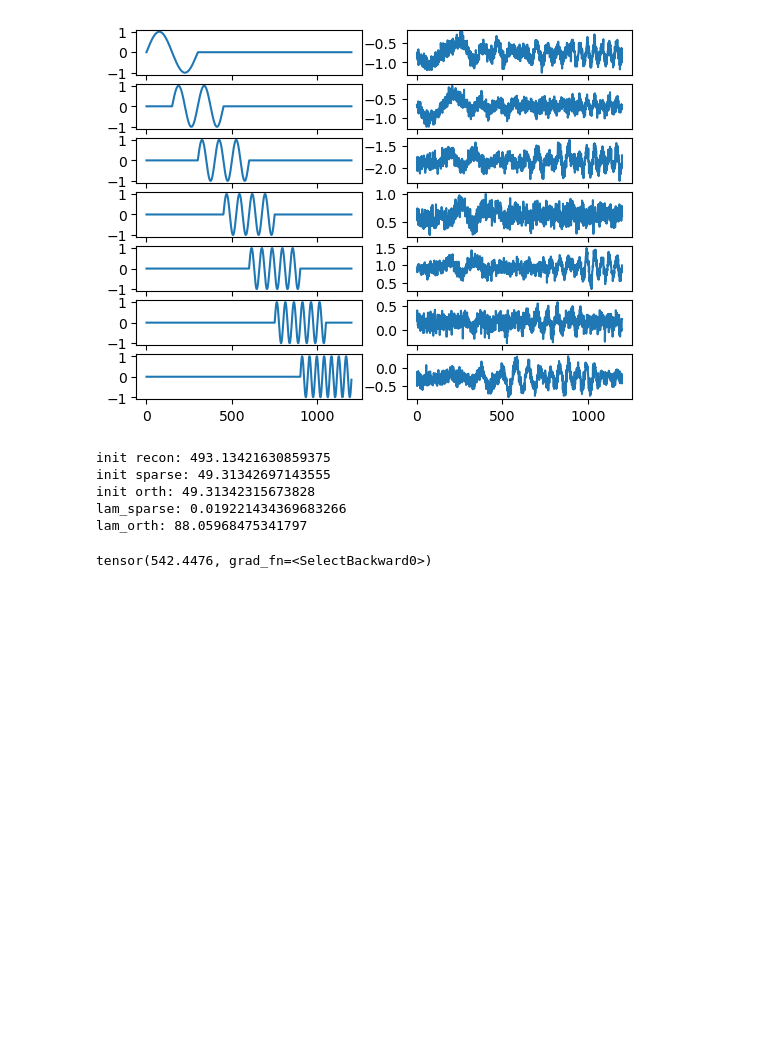
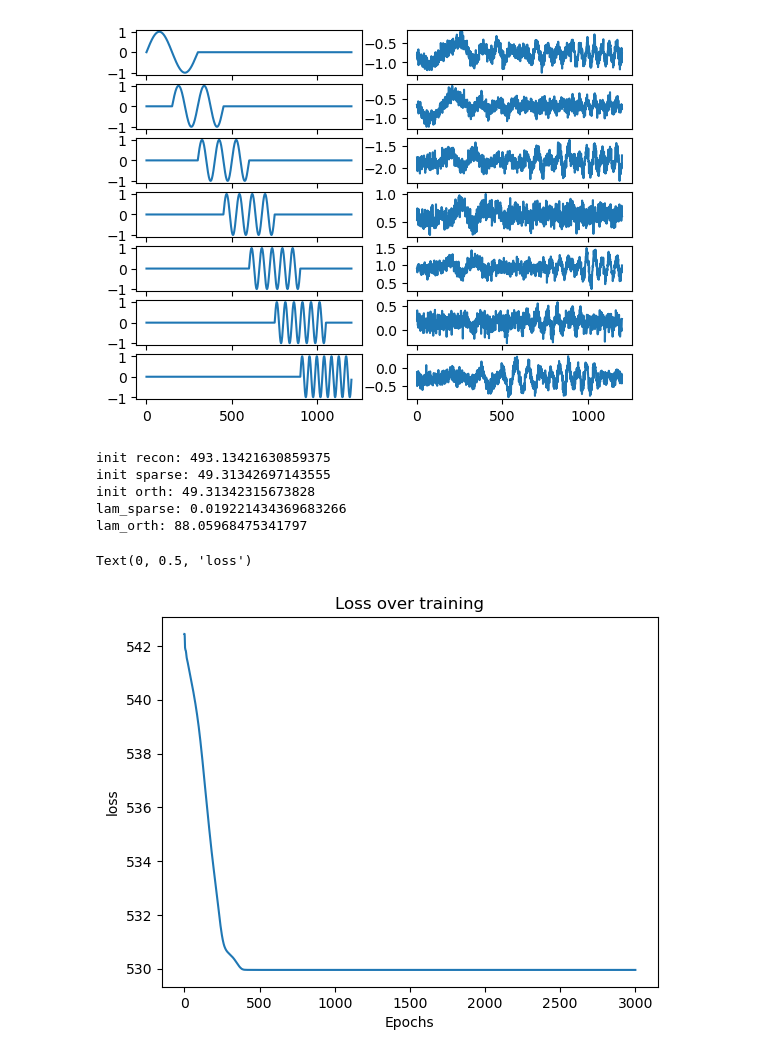
Before and after one commit to AlbertLiangca/sca-REPLICATION, a Jupyter notebook: Notebooks/toy_example.ipynb, the cells around one changed output. Cells and saved outputs as stored; diff of their text form; code cells hidden in the pictures; blank space fills up the shorter version.

```diff
--- a/Notebooks/toy_example.ipynb
+++ b/Notebooks/toy_example.ipynb
@@ -64,6 +64,11 @@ init orth: 49.31342315673828
 lam_sparse: 0.019221434369683266
 lam_orth: 88.05968475341797
 # %%
-data['losses'][0]
+fig,ax = plt.subplots()
+ax.plot(data['losses'].detach().numpy())
+ax.set_title('Loss over training')
+ax.set_xlabel('Epochs')
+ax.set_ylabel('loss')
 # %% [output]
-tensor(542.4476, grad_fn=<SelectBackward0>)
+Text(0, 0.5, 'loss')
+[figure, added]
```
Also changed, not shown: parts of 6 cells of this notebook, 5 other files.
